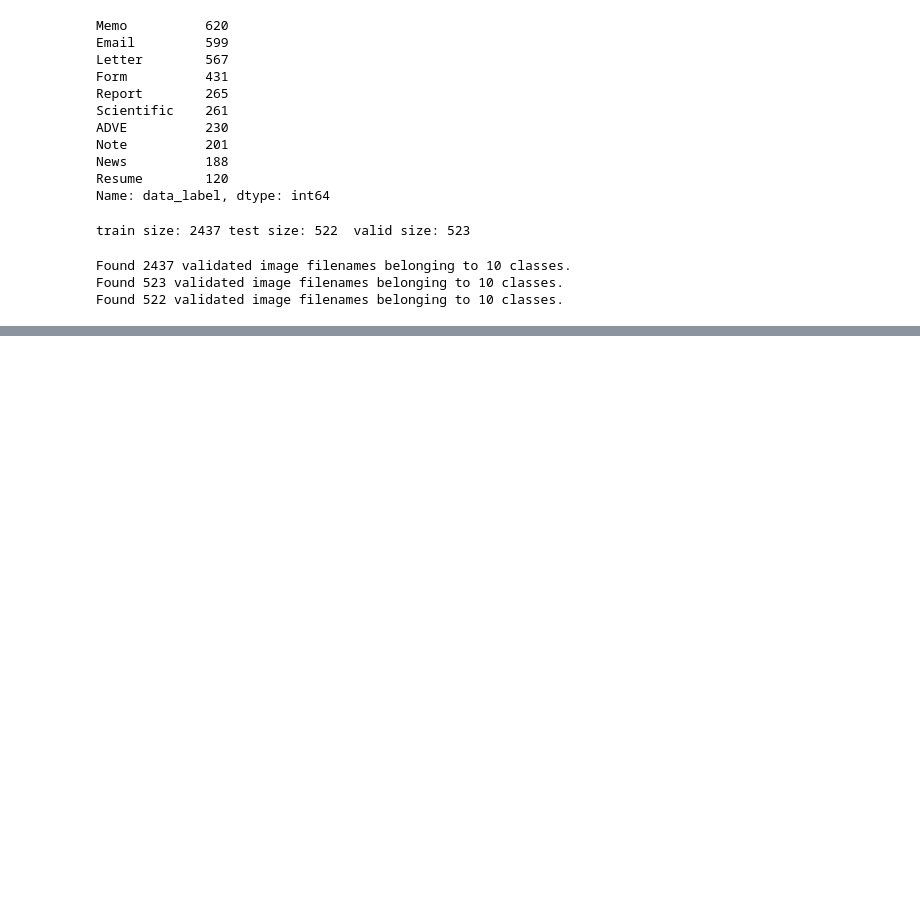
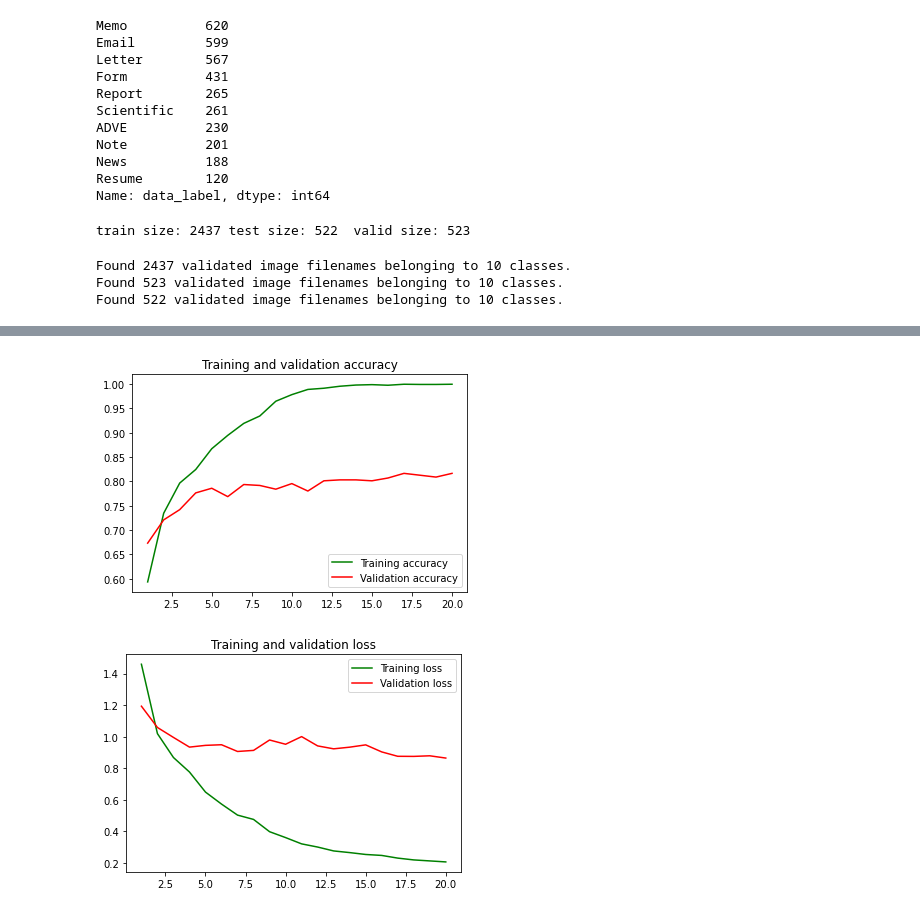
Before and after one commit to R4HUL-ROY/Multimodal_feature_extraction, a Jupyter notebook: VGG_16_transfer_Learning.ipynb, the cells around one changed output, grey strips where cells are left out. Cells and saved outputs as stored; diff of their text form; code cells hidden in the pictures; blank space fills up the shorter version.

```diff
--- a/VGG_16_transfer_Learning.ipynb
+++ b/VGG_16_transfer_Learning.ipynb
@@ -167,7 +166,7 @@ _________________________________________________________________
 from keras.callbacks import ModelCheckpoint
 checkpoint = ModelCheckpoint("/model-{epoch:03d}-{accuracy:03f}-{val_accuracy:03f}.h5", verbose=1, monitor='val_loss',save_best_only=True, mode='auto')
 
-history=model.fit(x=train_gen,  epochs=20, verbose=2, validation_data=valid_gen, callbacks=[checkpoint],
+history=model.fit(x=train_gen,  epochs=50, verbose=2, validation_data=valid_gen, callbacks=[checkpoint],
                validation_steps=None,  shuffle=False,  initial_epoch=0)
 
 # history = model.fit(train_gen, validation_data=valid_gen,verbose=2, epochs=20)
@@ -193,7 +191,7 @@ KeyboardInterrupt: ignored
 # %%
-epochs = 20
+epochs = 50
 base_model.trainable=True
-fine_tune_epochs= 10
+fine_tune_epochs= 20
 total_epochs=epochs + fine_tune_epochs
 
 model.compile(Adamax(learning_rate=lr/10), loss='categorical_crossentropy', metrics=['accuracy'])
@@ -246,0 +269,26 @@ plt.show()
+# %%
+import matplotlib.pyplot as plt
+
+acc = history_fine.history['accuracy']
+val_acc = history_fine.history['val_accuracy']
+loss = history_fine.history['loss']
+val_loss = history_fine.history['val_loss']
+
+epochs = range(1, len(acc)+1)
+
+plt.plot(epochs, acc, 'g', label='Training accuracy')
+plt.plot(epochs, val_acc, 'r', label='Validation accuracy')
+plt.title('Training and validation accuracy')
+plt.legend()
+
+plt.figure()
+
+plt.plot(epochs, loss, 'g', label='Training loss')
+plt.plot(epochs, val_loss, 'r', label='Validation loss')
+plt.title('Training and validation loss')
+plt.legend()
+
+plt.show()
+# %% [output]
+[figure, added]
+[figure, added]
```
Also changed, not shown: parts of 8 cells of this notebook.
